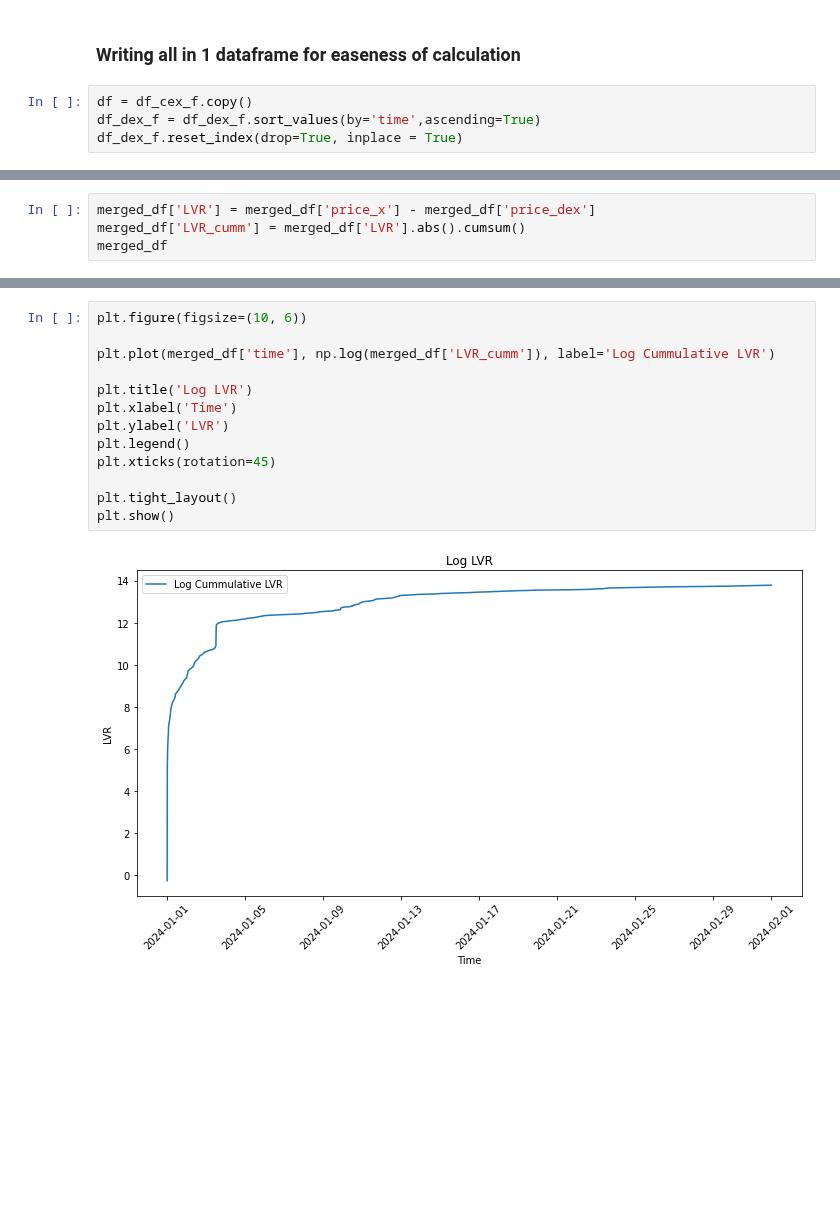
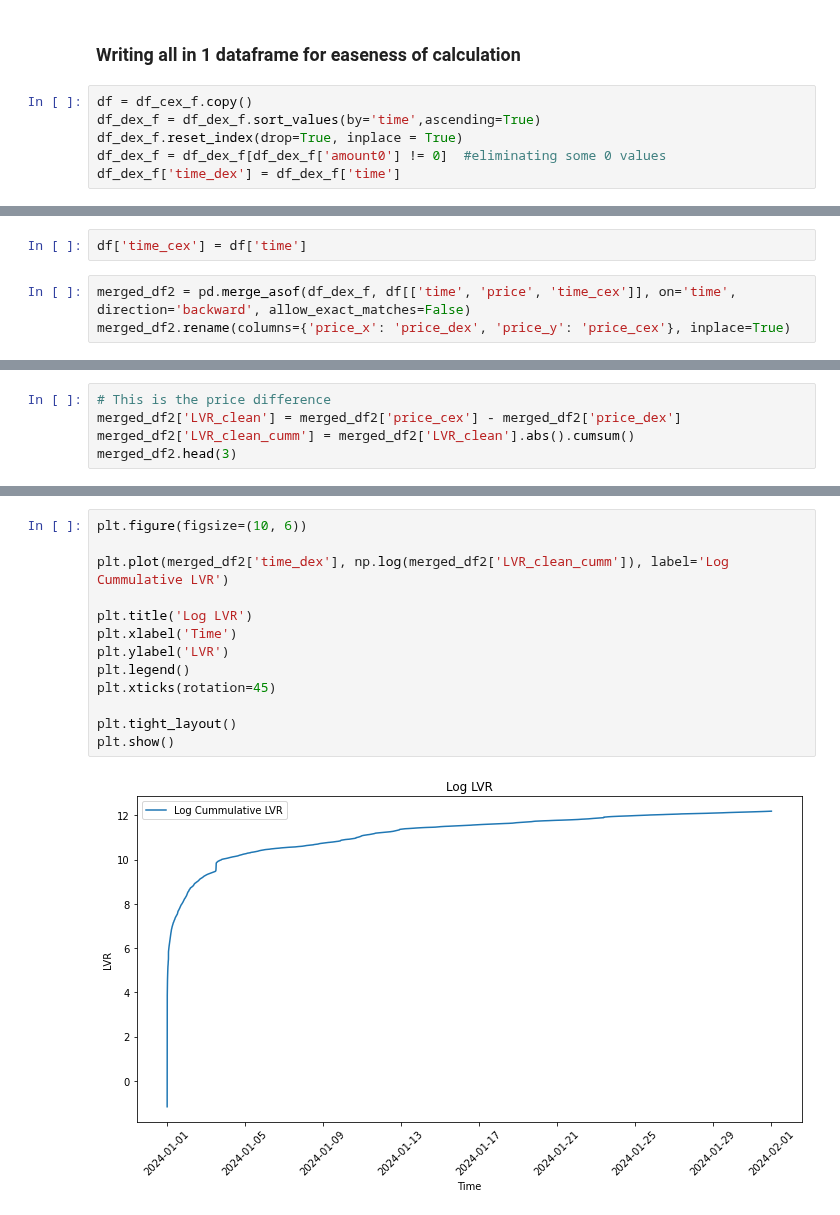
Before and after one commit to Armand-Morin/afp-berkeley-dynamic-fee-defi-amm, a Jupyter notebook: LVR.ipynb, the cells around one changed output, grey strips where cells are left out. Saved outputs shown, nothing was run; the diff lists cells and outputs as text; blank space fills up the shorter version.

```diff
--- a/LVR.ipynb
+++ b/LVR.ipynb
@@ -55,4 +76,6 @@ len(df_dx)
 df = df_cex_f.copy()
 df_dex_f = df_dex_f.sort_values(by='time',ascending=True)
 df_dex_f.reset_index(drop=True, inplace = True)
+df_dex_f = df_dex_f[df_dex_f['amount0'] != 0]  #eliminating some 0 values
+df_dex_f['time_dex'] = df_dex_f['time']
 # %%
@@ -109,0 +144,5 @@ plt.show()
+# %%
+df['time_cex'] = df['time']
+# %%
+merged_df2 = pd.merge_asof(df_dex_f, df[['time', 'price', 'time_cex']], on='time', direction='backward', allow_exact_matches=False)
+merged_df2.rename(columns={'price_x': 'price_dex', 'price_y': 'price_cex'}, inplace=True)
@@ -110,5 +174,6 @@ plt.show()
 # %%
-merged_df['LVR'] = merged_df['price_x'] - merged_df['price_dex']
-merged_df['LVR_cumm'] = merged_df['LVR'].abs().cumsum()
-merged_df
+# This is the price difference
+merged_df2['LVR_clean'] = merged_df2['price_cex'] - merged_df2['price_dex']
+merged_df2['LVR_clean_cumm'] = merged_df2['LVR_clean'].abs().cumsum()
+merged_df2.head(3)
 # %% [output]
@@ -143,15 +191,15 @@ plt.show()
 # %%
 plt.figure(figsize=(10, 6))
 
-plt.plot(merged_df['time'], np.log(merged_df['LVR_cumm']), label='Log Cummulative LVR')
+plt.plot(merged_df2['time_dex'], np.log(merged_df2['LVR_clean_cumm']), label='Log Cummulative LVR')
 
 plt.title('Log LVR')
 plt.xlabel('Time')
 plt.ylabel('LVR')
 plt.legend()
 plt.xticks(rotation=45)
 
 plt.tight_layout()
 plt.show()
 # %% [output]
-[figure, old version]
+[figure, new version]
```
Also changed, not shown: parts of 23 cells of this notebook.
